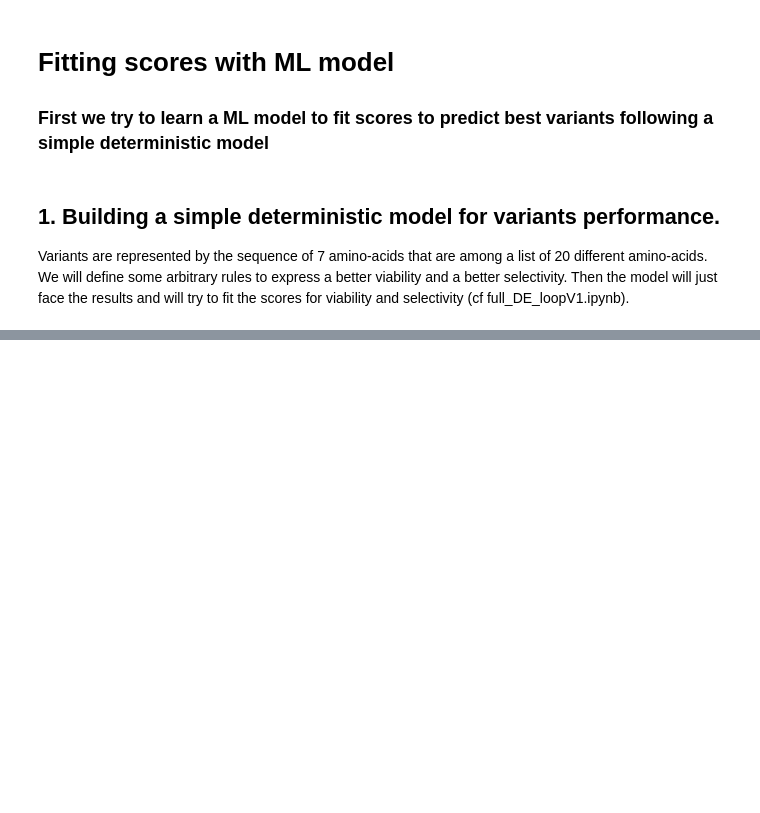
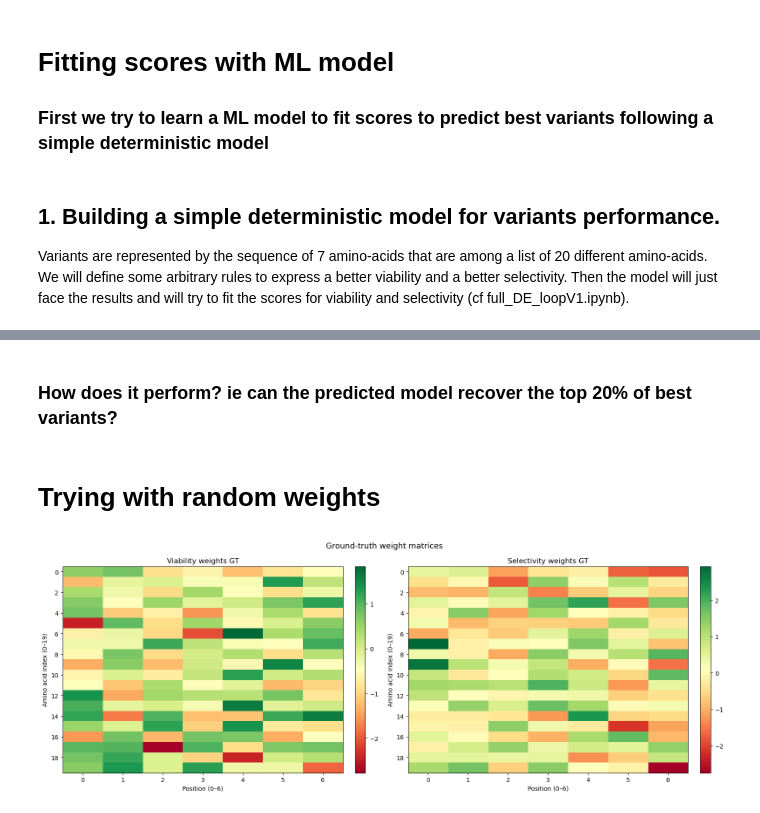
Before and after one commit to merlin-cc/Directed-Evolution-loop, a Jupyter notebook: first_ML_model.ipynb, the cells around one changed output, grey strips where cells are left out. Drawn from its saved outputs; the diff is of its cells as text; code cells hidden in the pictures; blank space fills up the shorter version.

```diff
--- a/first_ML_model.ipynb
+++ b/first_ML_model.ipynb
@@ -193,0 +447,2 @@ TypeError: protocol() missing 11 required positional arguments: 'epsilon', 'alph
+# %% [markdown]
+### How does it perform? ie can the predicted model recover the top 20% of best variants?
@@ -193,0 +508,25 @@ TypeError: protocol() missing 11 required positional arguments: 'epsilon', 'alph
+# %% [markdown]
+# Trying with random weights
+# %%
+viability_weights   = jax.random.normal(key_viab_w, shape=(num_amino_acids, num_positions))
+selectivity_weights = jax.random.normal(key_sel_w,  shape=(num_amino_acids, num_positions))
+# %%
+fig, axes = plt.subplots(1, 2, figsize=(16, 6))
+
+for ax, w, title, cmap in [
+    (axes[0], viability_weights,   'Viability weights GT',   'RdYlGn'),
+    (axes[1], selectivity_weights, 'Selectivity weights GT', 'RdYlGn'),
+]:
+    im = ax.imshow(np.array(w), cmap=cmap, aspect='auto',
+                   vmin=float(w.min()), vmax=float(w.max()))
+    ax.set_xlabel('Position (0–6)'); ax.set_ylabel('Amino acid index (0–19)')
+    ax.set_xticks(range(num_positions))
+    ax.set_yticks(range(0, num_amino_acids, 2))
+    ax.set_title(title)
+    plt.colorbar(im, ax=ax, fraction=0.046, pad=0.04)
+
+plt.suptitle('Ground-truth weight matrices', fontsize=13)
+plt.tight_layout()
+plt.show()
+# %% [output]
+[figure, added]
```
Also changed, not shown: parts of 29 cells of this notebook, 2 other files.
